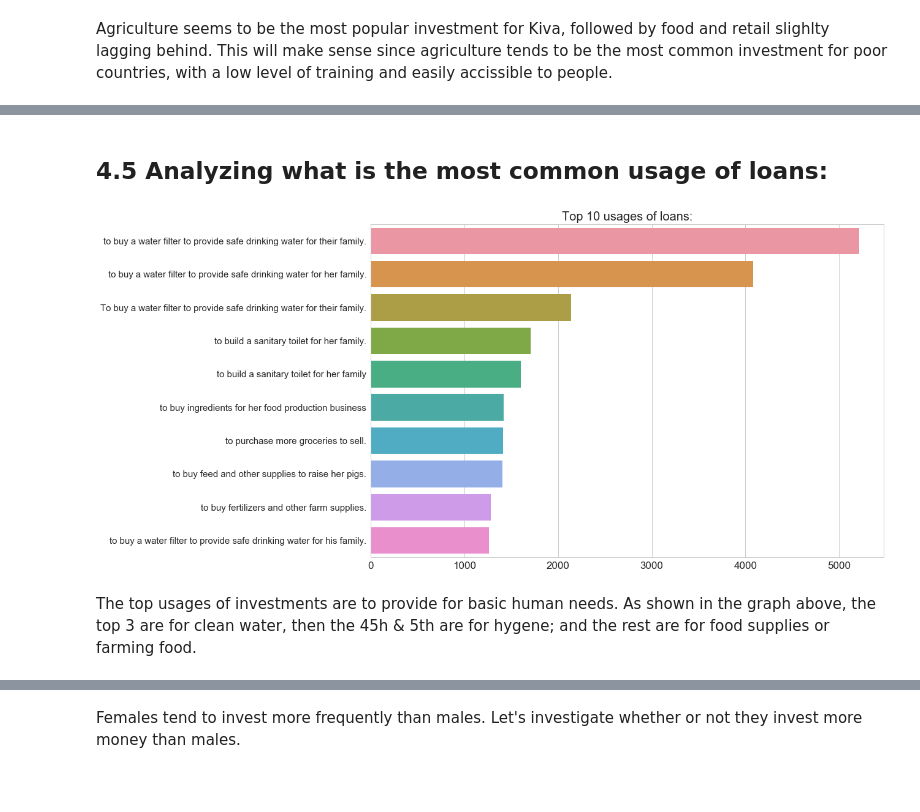
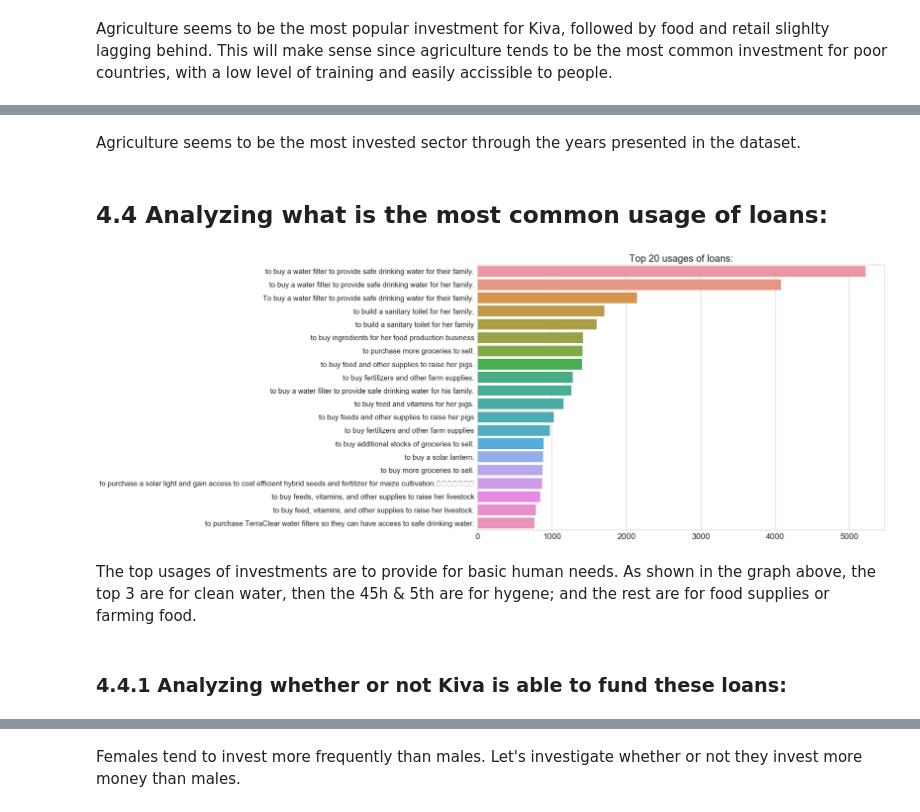
Before and after one commit to CJL89/Kiva-Crowdfunding, a Jupyter notebook: Kiva Crowdfunding.ipynb, the cells around one changed output, grey strips where cells are left out. Cells and saved outputs as stored; diff of their text form; code cells hidden in the pictures; blank space fills up the shorter version.

```diff
--- a/Kiva Crowdfunding.ipynb
+++ b/Kiva Crowdfunding.ipynb
@@ -368,0 +374,13 @@ Agriculture seems to be the most popular investment for Kiva, followed by food a
+# %%
+# Displaying the top sectors where money was invested:
+kiva_loans['funded_amount_log'] = np.log(kiva_loans['funded_amount'])
+
+plt.figure(figsize=(20, 7))
+
+sns.set_style("whitegrid")
+boxplot = sns.boxplot(x='sector', y='funded_amount_log', data=kiva_loans)
+boxplot.set(xlabel='', ylabel='')
+plt.title('Displaying all the sectors that were funded after asking for loans:', fontsize=20)
+plt.xticks(rotation=60, fontsize=17)
+plt.yticks(fontsize=17)
+plt.show()
@@ -368,0 +393,14 @@ Agriculture seems to be the most popular investment for Kiva, followed by food a
+# %%
+kiva_loans_sectors = pd.DataFrame(kiva_loans.groupby(['sector'])['loan_amount'].mean())
+kiva_loans_sectors.reset_index(inplace=True)
+kiva_loans_sectors.columns = ['sector', 'average_frequent_sectors']
+
+plt.figure(figsize=(20, 7))
+
+sns.set_style("whitegrid")
+boxplot = sns.barplot(x='sector', y='average_frequent_sectors', data=kiva_loans_sectors)
+boxplot.set(xlabel='', ylabel='')
+plt.title('Displaying the most frequent sectors that get loans:', fontsize=20)
+plt.xticks(rotation=60, fontsize=17)
+plt.yticks(fontsize=17)
+plt.show()
@@ -369,19 +434,23 @@ Agriculture seems to be the most popular investment for Kiva, followed by food a
+# %% [markdown]
+Agriculture seems to be the most invested sector through the years presented in the dataset.
 # %% [markdown]
-## <a id='use'>4.5 Analyzing what is the most common usage of loans: </a>
+## <a id='use'>4.4 Analyzing what is the most common usage of loans: </a>
 # %%
 kiva_use = pd.DataFrame(kiva_loans['use'].value_counts(sort='loan_amount'))
 kiva_use.reset_index(inplace=True)
 kiva_use.columns = ['use', 'total_amount']
 
 plt.figure(figsize=(15, 10))
 
-barplot = sns.barplot(x=kiva_use['total_amount'][:10], y=kiva_use['use'][:10])
+barplot = sns.barplot(x=kiva_use['total_amount'][:20], y=kiva_use['use'][:20])
 barplot.set(xlabel='', ylabel='')
-plt.title('Top 10 usages of loans:', fontsize=20)
+plt.title('Top 20 usages of loans:', fontsize=20)
 plt.xticks(fontsize=17)
 plt.yticks(fontsize=15)
 plt.show()
 # %% [output]
-[figure, old version]
+[figure, new version]
 # %% [markdown]
 The top usages of investments are to provide for basic human needs. As shown in the graph above, the top 3 are for clean water, then the 45h & 5th are for hygene; and the rest are for food supplies or farming food.
+# %% [markdown]
+### <a id='activity_funded'>4.4.1 Analyzing whether or not Kiva is able to fund these loans:</a>
```
Also changed, not shown: parts of 53 cells of this notebook.
